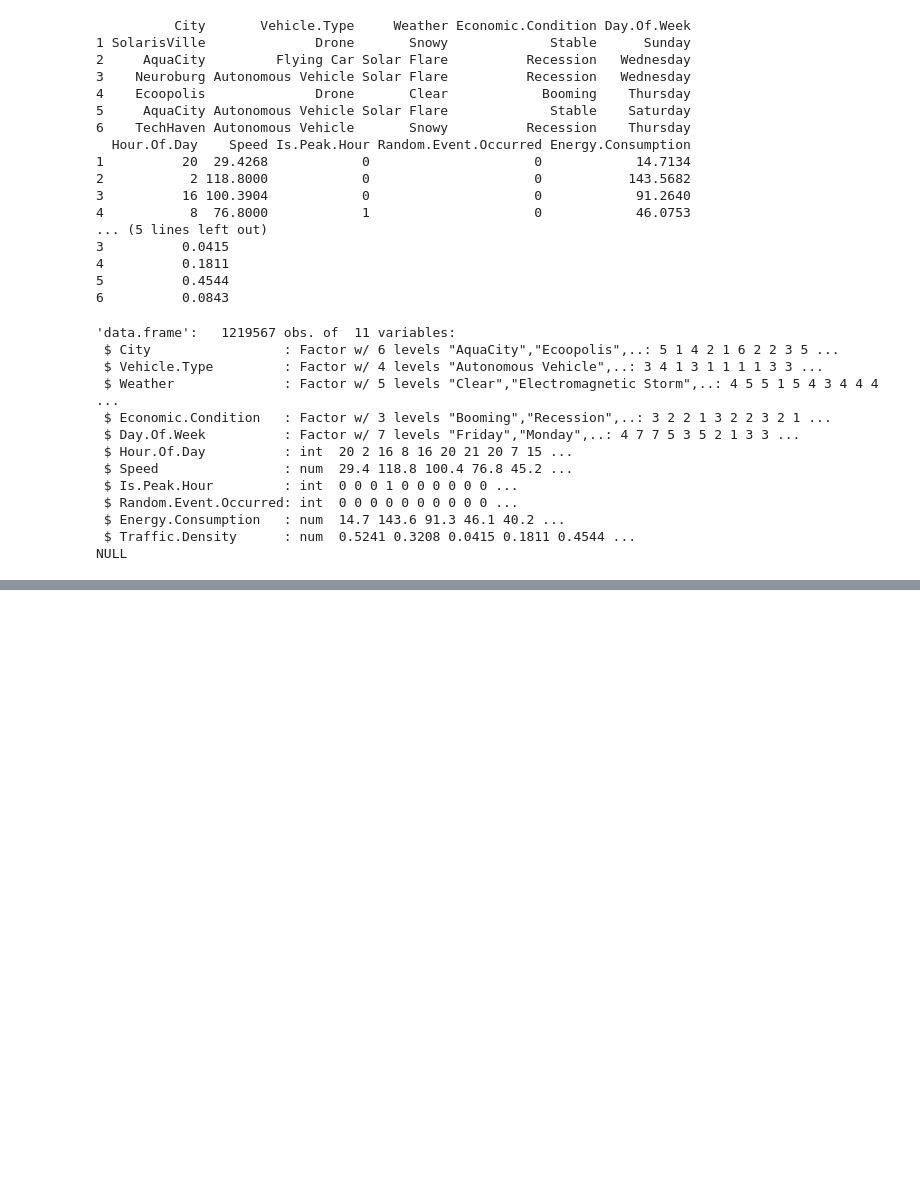
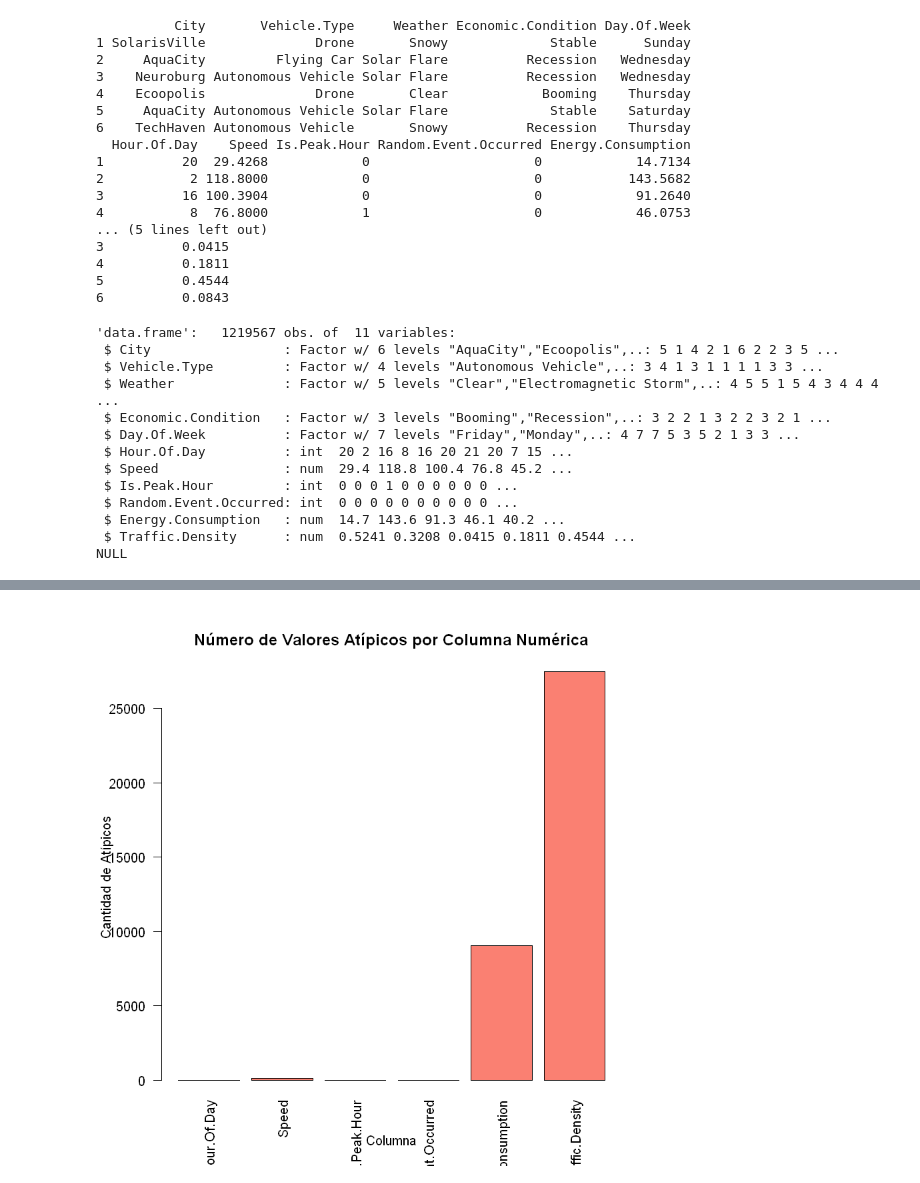
Before and after one commit to EdgarAntonioTorres/fundamentos_progra_big_data, a Jupyter notebook: TrafficR.ipynb, the cells around one changed output, grey strips where cells are left out. Cells and saved outputs as stored; diff of their text form; code cells hidden in the pictures; blank space fills up the shorter version.

```diff
--- a/TrafficR.ipynb
+++ b/TrafficR.ipynb
@@ -68,0 +279,19 @@ NULL
+# %%
+# Función para graficar el número de valores atípicos por columna numérica (base R)
+graficar_atipicos_base <- function(numero_atipicos) {
+  valid_atipicos <- unlist(numero_atipicos[sapply(numero_atipicos, is.numeric)])
+  valid_names <- names(numero_atipicos[sapply(numero_atipicos, is.numeric)])
+
+  if (length(valid_atipicos) > 0) {
+    barplot(valid_atipicos, names.arg = valid_names,
+            main = "Número de Valores Atípicos por Columna Numérica",
+            xlab = "Columna", ylab = "Cantidad de Atípicos",
+            col = "salmon", las = 2)
+  } else {
+    print("No hay columnas numéricas para graficar atípicos.")
+  }
+}
+atipicos_resultado <- identificar_atipicos(df_fct)
+graficar_atipicos_base(atipicos_resultado)
+# %% [output]
+[figure, added]
```
Also changed, not shown: parts of 14 cells of this notebook, 1 other file.
